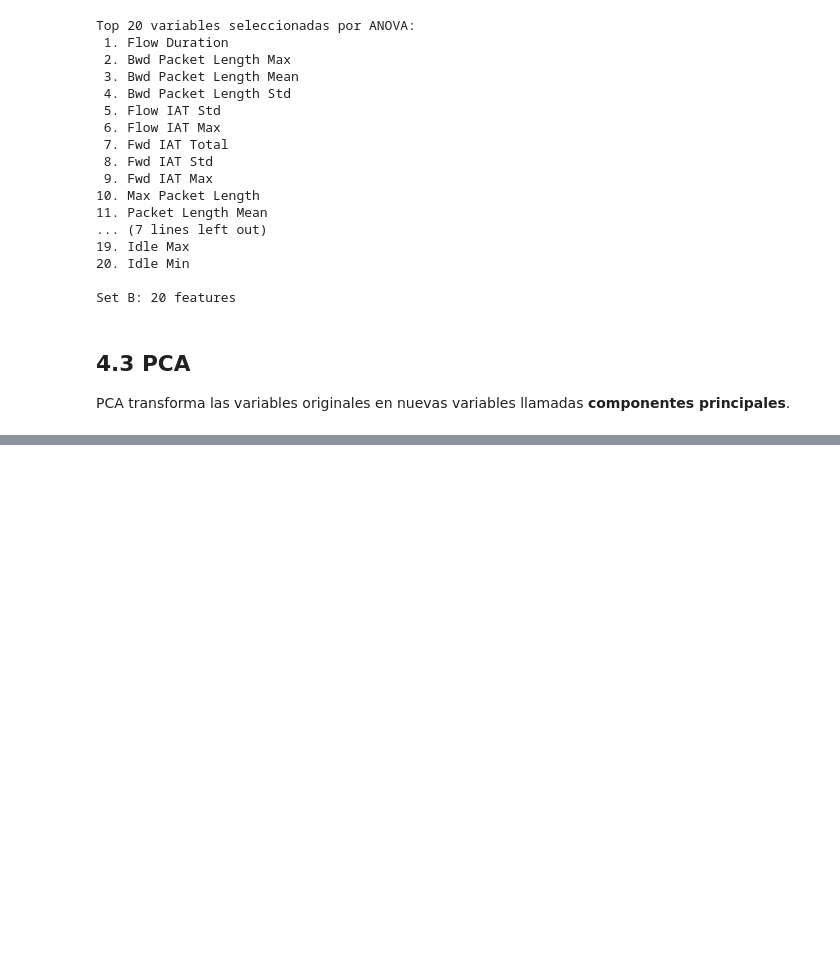
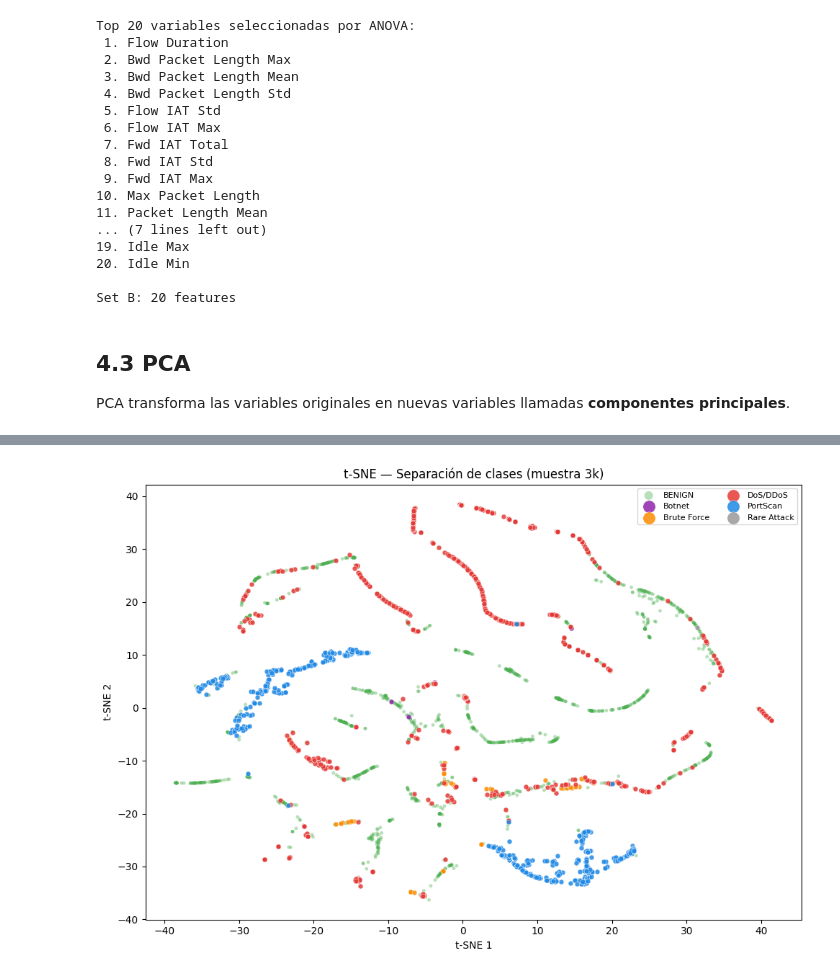
Before and after one commit to jotaeleb/tif-ciencias-de-datos, a Jupyter notebook: notebooks/proyecto_entrenamiento.ipynb, the cells around one changed output, grey strips where cells are left out. Saved outputs shown, nothing was run; the diff lists cells and outputs as text; code cells hidden in the pictures; blank space fills up the shorter version.

```diff
--- a/notebooks/proyecto_entrenamiento.ipynb
+++ b/notebooks/proyecto_entrenamiento.ipynb
@@ -323,0 +366,34 @@ Set C: 3 componentes PCA
+# %%
+from sklearn.manifold import TSNE
+
+# t-SNE sobre los primeros 20 PCs (más rápido y mejor que los 79 originales)
+muestra_idx = np.random.default_rng(42).choice(len(X_train_pca), size=3000, replace=False)
+X_tsne_input = X_train_pca[muestra_idx, :20]
+y_muestra    = y_train[muestra_idx]
+
+tsne = TSNE(n_components=2, random_state=42, perplexity=30, n_iter=500)
+X_tsne = tsne.fit_transform(X_tsne_input)
+
+fig, ax = plt.subplots(figsize=(10, 7))
+
+for clase_idx in np.unique(y_muestra):
+    nombre = le.inverse_transform([clase_idx])[0]
+    mask   = y_muestra == clase_idx
+    color  = PALETA.get(nombre, '#999999')
+    es_benigno = nombre == 'BENIGN'
+
+    ax.scatter(X_tsne[mask, 0], X_tsne[mask, 1],
+               label=nombre, color=color,
+               alpha=0.4 if es_benigno else 0.85,
+               s=12 if es_benigno else 25,
+               edgecolors='none' if es_benigno else 'white',
+               linewidths=0.4, zorder=1 if es_benigno else 3)
+
+ax.set_xlabel('t-SNE 1')
+ax.set_ylabel('t-SNE 2')
+ax.set_title('t-SNE — Separación de clases (muestra 3k)')
+ax.legend(fontsize=8, ncol=2, markerscale=2.5, loc='best')
+plt.tight_layout()
+plt.show()
+# %% [output]
+[figure, added]
```
Also changed, not shown: parts of 11 cells of this notebook.
